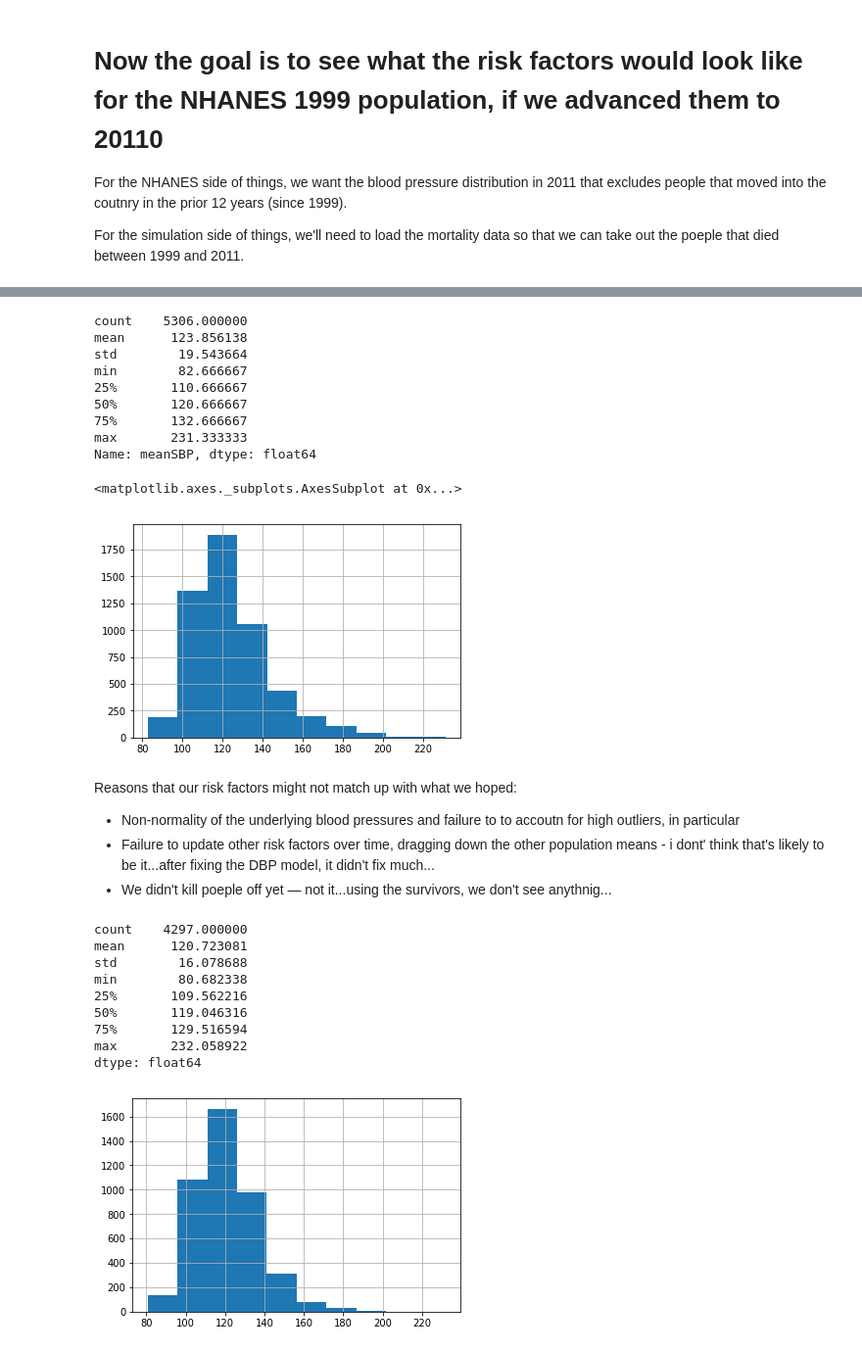
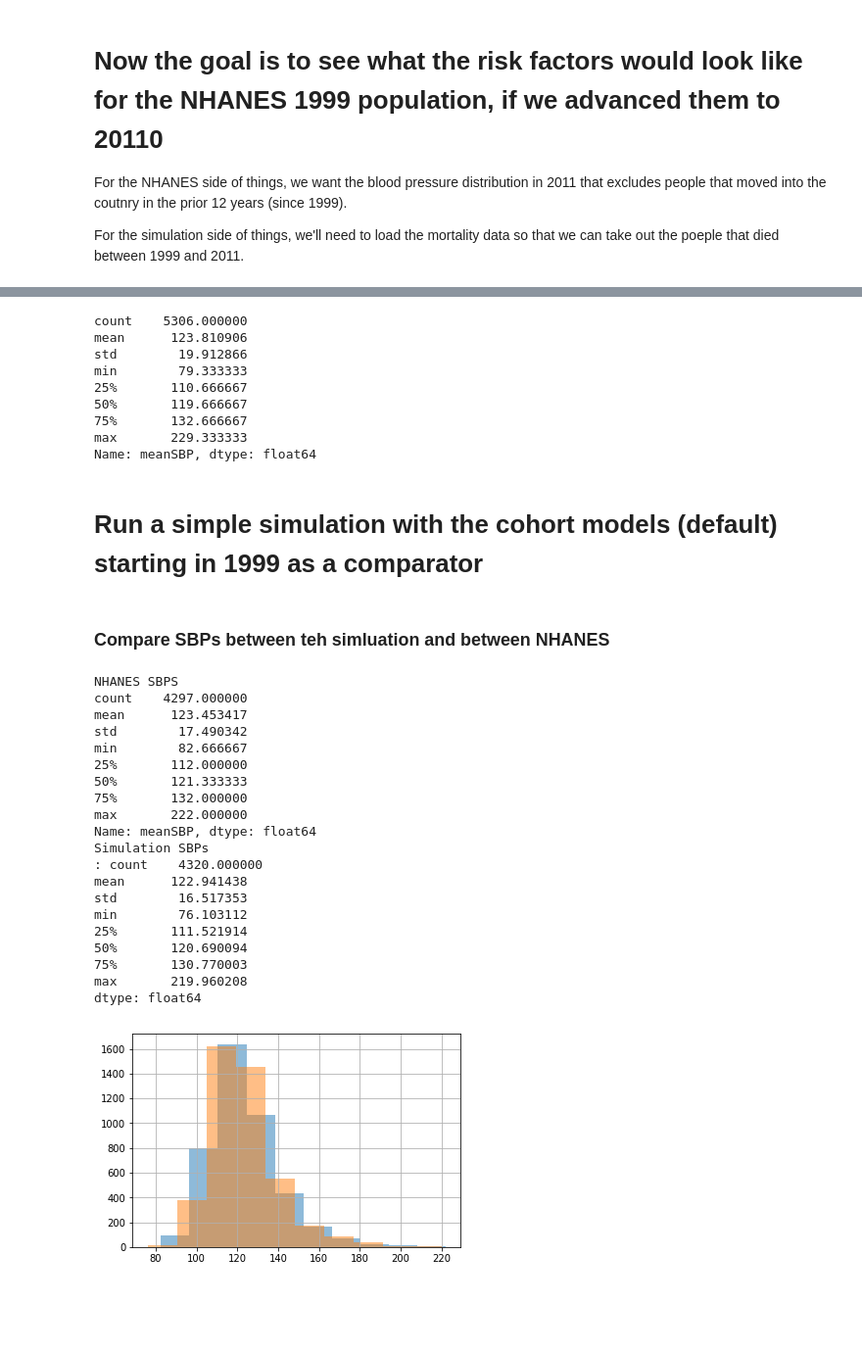
Before and after one commit to jburke5/microsimNHANES, a Jupyter notebook: compareSimulatedRiskFactorsToNHANES.ipynb, the cells around one changed output, grey strips where cells are left out. Shown at 98% size. Saved outputs shown, nothing was run; the diff lists cells and outputs as text; code cells hidden in the pictures; blank space fills up the shorter version.

Commit message:
Updating cohort models and cmoparing to NHANES

```diff
--- a/compareSimulatedRiskFactorsToNHANES.ipynb
+++ b/compareSimulatedRiskFactorsToNHANES.ipynb
@@ -53,27 +39,19 @@ earlyCrossSectionOfNonImmigrants = earlyCrossSectionOfNonImmigrants.loc[earlyCro
 earlyCrossSectionOfNonImmigrants = earlyCrossSectionOfNonImmigrants.sample(n=len(earlyCrossSectionOfNonImmigrants), weights=earlyCrossSectionOfNonImmigrants.WTINT2YR, replace=True)
 
 print (earlyCrossSectionOfNonImmigrants.meanSBP.describe())
-
-earlyCrossSectionOfNonImmigrants.meanSBP.hist()
 # %% [output]
 count    5306.000000
-mean      123.856138
-std        19.543664
-min        82.666667
+mean      123.810906
+std        19.912866
+min        79.333333
 25%       110.666667
-50%       120.666667
+50%       119.666667
 75%       132.666667
-max       231.333333
+max       229.333333
 Name: meanSBP, dtype: float64
-<matplotlib.axes._subplots.AxesSubplot at 0x...>
-[figure, removed]
-# %% [markdown]
-Reasons that our risk factors might not match up with what we hoped:
-- Non-normality of the underlying blood pressures and failure to to accoutn for high outliers, in particular
-- Failure to update other risk factors over time, dragging down the other population means - i dont' think that's likely to be it...after fixing the DBP model, it didn't fix much...
-- We didn't kill poeple off yet — not it...using the survivors, we don't see anythnig...
+# %% [markdown]
+# Run a simple simulation with the cohort models (default) starting in 1999 as a comparator
 # %%
-% matplotlib inline
 import os
 os.chdir("/Users/burke/Documents/research/bpCog/mcm")
 from mcm.population import NHANESDirectSamplePopulation
@@ -82,18 +60,33 @@ pop = NHANESDirectSamplePopulation(n=5000, year=1999)
 pop.advance(10)
 
 sbps = pd.Series([ person._sbp[-1] for person in pop._people if not person.diedBy2011])
-
-sbps.hist()
-print(sbps.describe())
-# %% [output]
-count    4297.000000
-mean      120.723081
-std        16.078688
-min        80.682338
-25%       109.562216
-50%       119.046316
-75%       129.516594
-max       232.058922
-dtype: float64
-[figure, removed]
+# %% [markdown]
+### Compare SBPs between teh simluation and between NHANES
+# %%
+recentCrossSectionOfNonImmigrants.meanSBP.hist(alpha=0.5)
+sbps.hist(alpha=0.5)
+print ("NHANES SBPS\n" + str(recentCrossSectionOfNonImmigrants.meanSBP.describe()))
+print("Simulation SBPs\n: " + str(sbps.describe()))
+# %% [output]
+NHANES SBPS
+count    4297.000000
+mean      123.453417
+std        17.490342
+min        82.666667
+25%       112.000000
+50%       121.333333
+75%       132.000000
+max       222.000000
+Name: meanSBP, dtype: float64
+Simulation SBPs
+: count    4320.000000
+mean      122.941438
+std        16.517353
+min        76.103112
+25%       111.521914
+50%       120.690094
+75%       130.770003
+max       219.960208
+dtype: float64
+[figure, added]
 # %%
```
Also changed, not shown: parts of 8 cells of this notebook, 3 other files.
